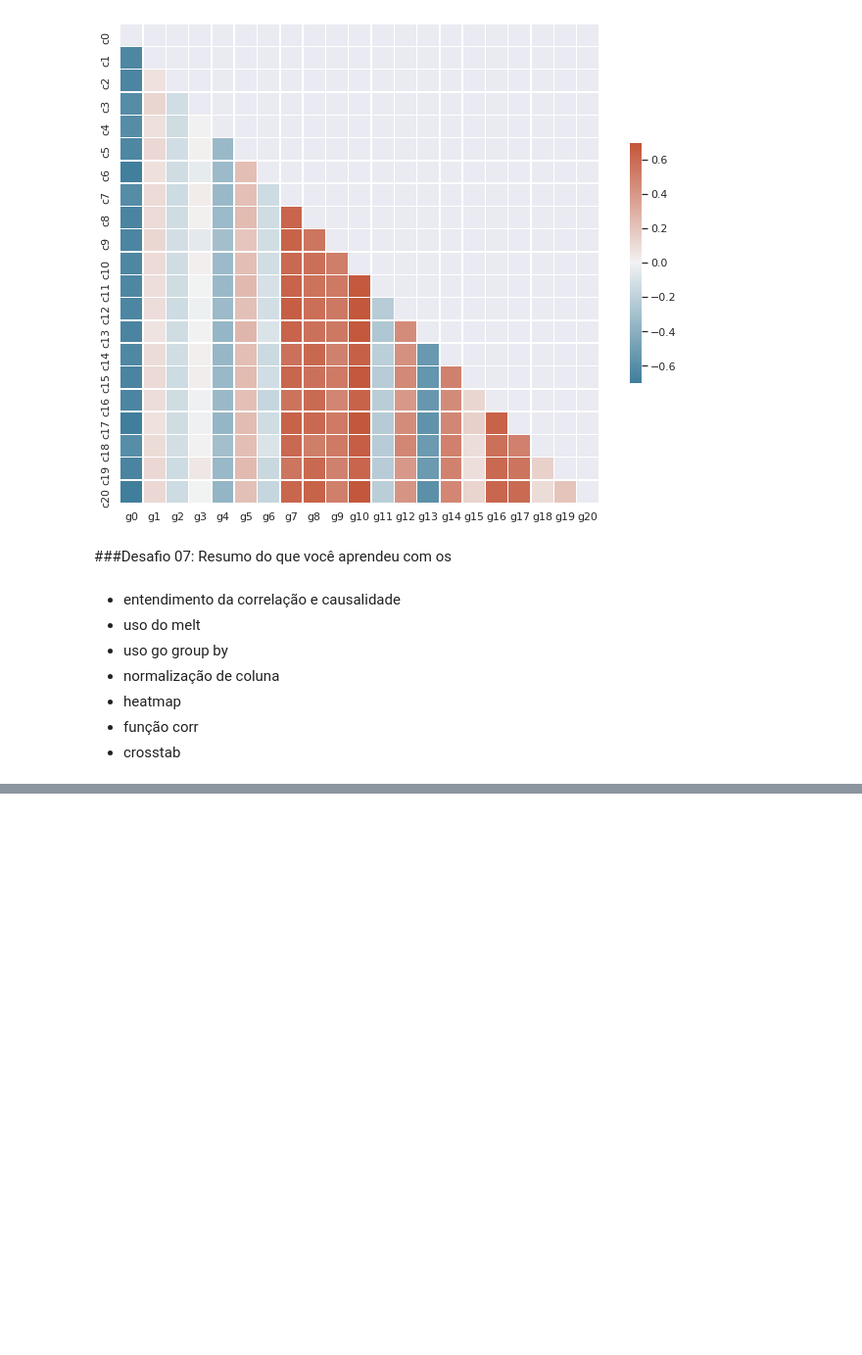
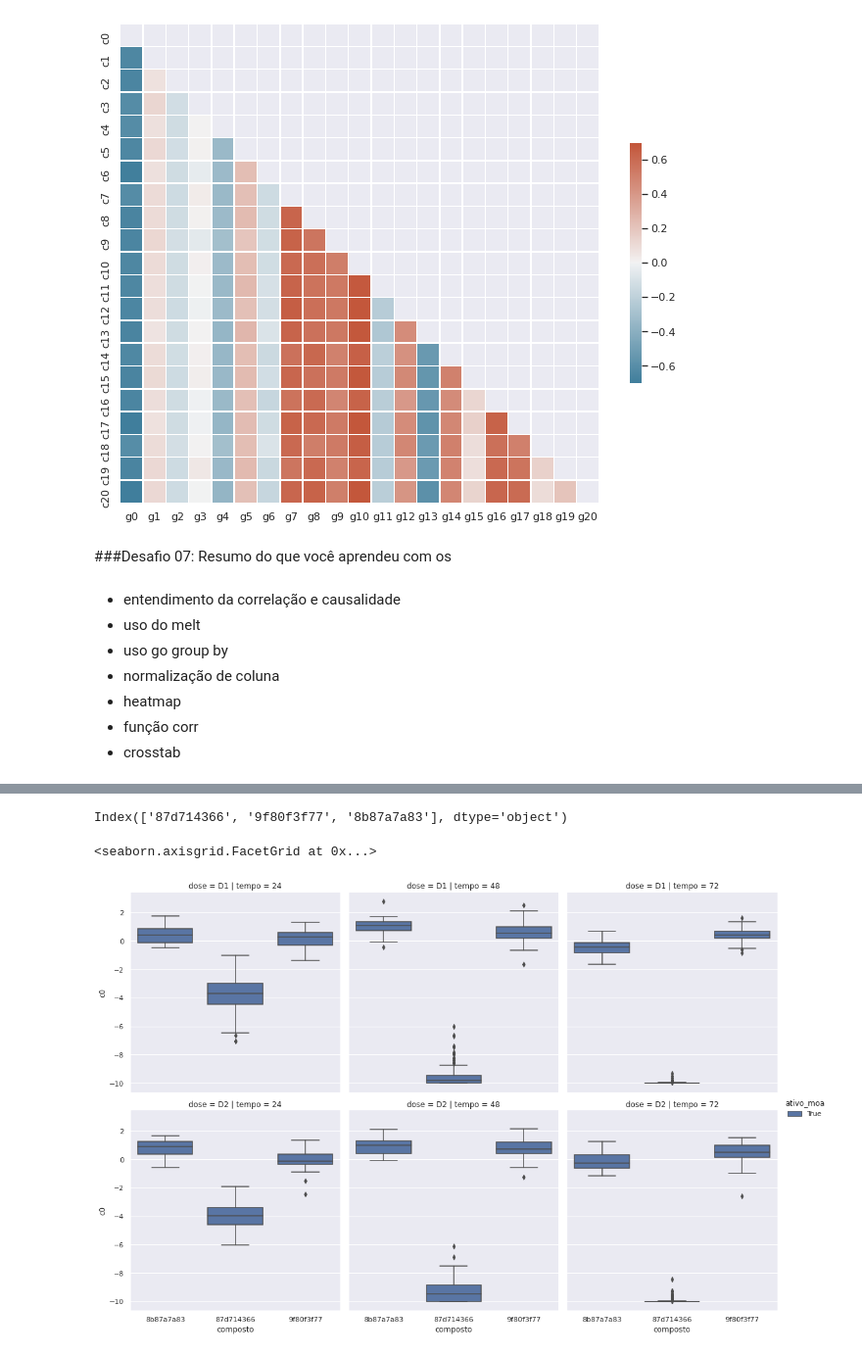
Before and after one commit to arthurhmpp/imersao_alura, a Jupyter notebook: ensino_01.ipynb, the cells around one changed output, grey strips where cells are left out. Shown at 98% size. Saved outputs shown, nothing was run; the diff lists cells and outputs as text; code cells hidden in the pictures; blank space fills up the shorter version.

```diff
--- a/ensino_01.ipynb
+++ b/ensino_01.ipynb
@@ -851,0 +1037,3 @@ sns.heatmap(gc_corr, mask=mask, cmap=cmap, center=0,
+# %%
+dados_combinados['eh_controle'] = (dados_combinados['tratamento'] == 'com_controle')
+dados_combinados
@@ -851,0 +1056,5 @@ sns.heatmap(gc_corr, mask=mask, cmap=cmap, center=0,
+# %%
+dados_combinados['24h'] = (dados_combinados['tempo'] == 24)
+dados_combinados['48h'] = (dados_combinados['tempo'] == 48)
+dados_combinados['72h'] = (dados_combinados['tempo'] == 72)
+dados_combinados
@@ -851,0 +1081,5 @@ sns.heatmap(gc_corr, mask=mask, cmap=cmap, center=0,
+# %%
+mapa = {'droga': 'composto'}
+dados_combinados.rename(columns=mapa, inplace=True)
+compostos = dados_combinados.query('tratamento == "com_droga"')
+compostos
@@ -851,0 +1100,11 @@ sns.heatmap(gc_corr, mask=mask, cmap=cmap, center=0,
+# %%
+compostos_principais = compostos['composto'].value_counts().index[:3]
+compostos_principais
+# %% [output]
+Index(['87d714366', '9f80f3f77', '8b87a7a83'], dtype='object')
+# %%
+sns.catplot(data=dados_combinados.query('composto in @compostos_principais'), y='c0', x='composto',
+            hue='ativo_moa', col='tempo', row='dose', kind='box')
+# %% [output]
+<seaborn.axisgrid.FacetGrid at 0x...>
+[figure, added]
```
Also changed, not shown: parts of 44 cells of this notebook.
